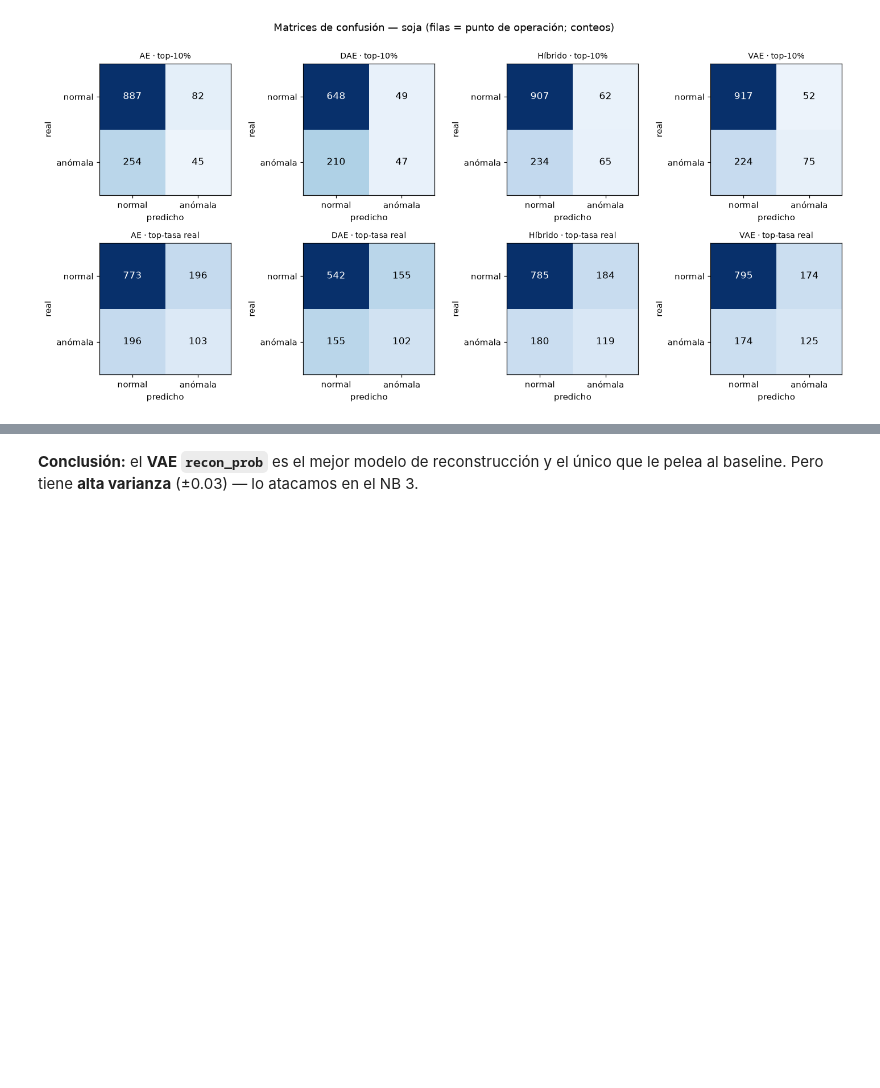
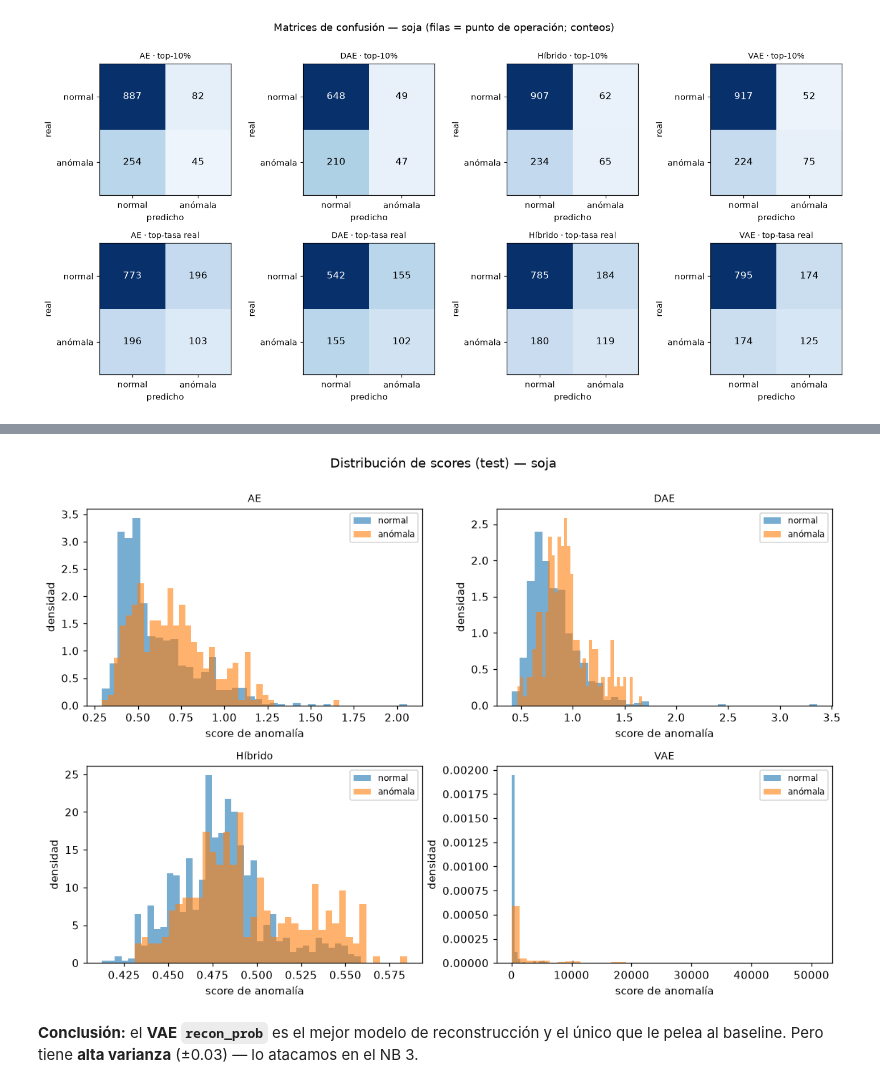
Before and after one commit to Castanosjoaquin/Trabajo_final_ML, a Jupyter notebook: componente_a/experiments/02_modelos_de_reconstruccion.ipynb, the cells around one changed output, grey strips where cells are left out. Saved outputs shown, nothing was run; the diff lists cells and outputs as text; code cells hidden in the pictures; blank space fills up the shorter version.

```diff
--- a/componente_a/experiments/02_modelos_de_reconstruccion.ipynb
+++ b/componente_a/experiments/02_modelos_de_reconstruccion.ipynb
@@ -115,3 +120,7 @@ explib.plot_confusion_grid(recon_cm, "soja", era="dirty"); plt.show()
+# %%
+explib.plot_score_hist_grid(recon_cm, "soja", era="dirty"); plt.show()
+# %% [output]
+[figure, added]
 # %% [markdown]
 **Conclusión:** el **VAE `recon_prob`** es el mejor modelo de reconstrucción y el
 único que le pelea al baseline. Pero tiene **alta varianza** (±0.03) — lo atacamos en el NB 3.
```
Also changed, not shown: parts of 1 cell of this notebook, 7 other files.
